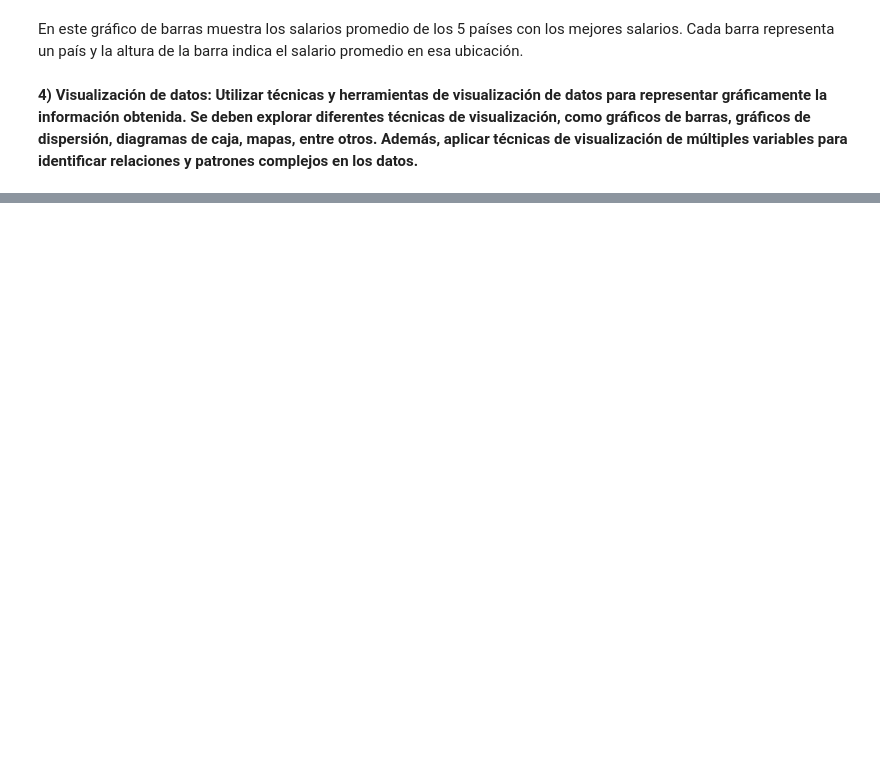
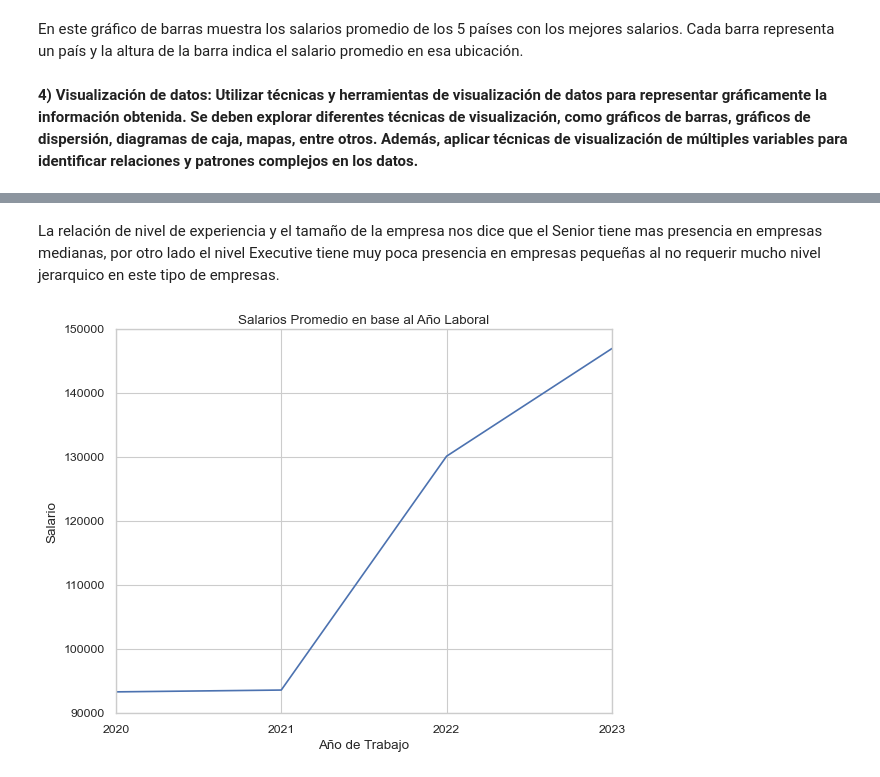
Before and after one commit to Diego-wert89/GrupoN18-PD, a Jupyter notebook: Compilado_final/Proyecto_final_grupo_n18_compilado.ipynb, the cells around one changed output, grey strips where cells are left out. Drawn from its saved outputs; the diff is of its cells as text; code cells hidden in the pictures; blank space fills up the shorter version.

```diff
--- a/Compilado_final/Proyecto_final_grupo_n18_compilado.ipynb
+++ b/Compilado_final/Proyecto_final_grupo_n18_compilado.ipynb
@@ -755,0 +770,12 @@ En este gráfico de barras muestra los salarios promedio de los 5 países con lo
+# %% [markdown]
+La relación de nivel de experiencia y el tamaño de la empresa nos dice que el Senior tiene mas presencia en empresas medianas, por otro lado el nivel Executive tiene muy poca presencia en empresas pequeñas al no requerir mucho nivel jerarquico en este tipo de empresas.
+# %%
+#Salario promedio por año laboral
+year_based_salary=data_df['Salario_en_usd'].groupby(data_df['Año_de_trabajo']).mean()
+plt.title("Salarios Promedio en base al Año Laboral")
+plt.xlabel('Año de Trabajo')
+plt.ylabel('Salario')
+sbn.lineplot(x=['2020', '2021', '2022','2023'],y=year_based_salary)
+plt.show()
+# %% [output]
+[figure, added]
```
Also changed, not shown: parts of 24 cells of this notebook.
